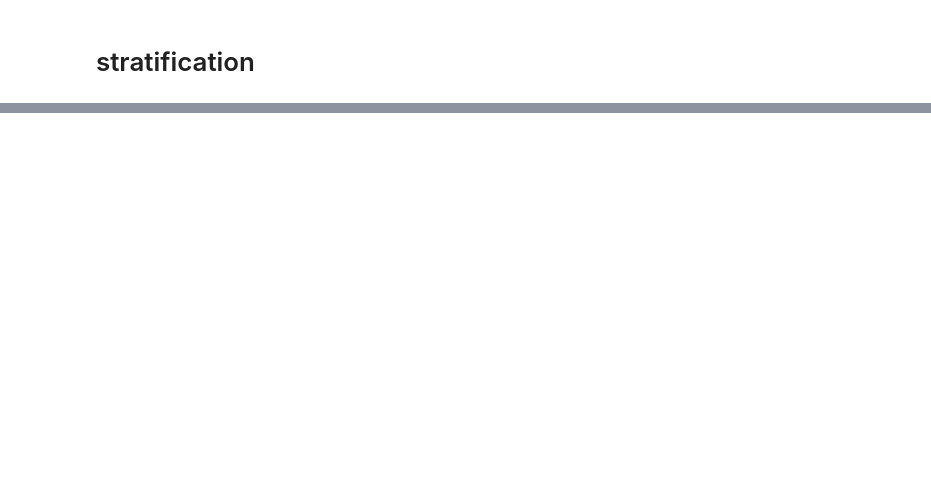
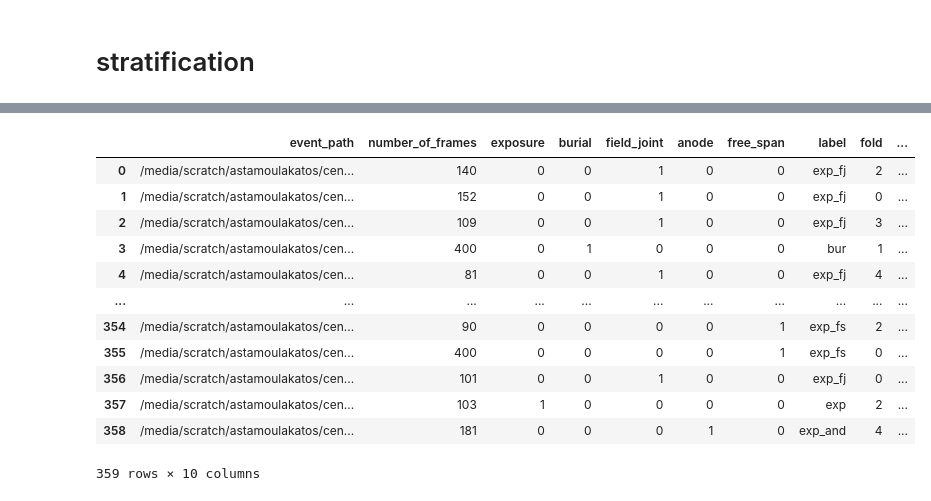
Before and after one commit to stamtron/thesis-second-dataset-extraction, a Jupyter notebook: data-statistics-split-stratification-label/10-more-balanced-big-dataset.ipynb, the cells around one changed output, grey strips where cells are left out. Saved outputs shown, nothing was run; the diff lists cells and outputs as text; code cells hidden in the pictures; blank space fills up the shorter version.

```diff
--- a/data-statistics-split-stratification-label/10-more-balanced-big-dataset.ipynb
+++ b/data-statistics-split-stratification-label/10-more-balanced-big-dataset.ipynb
@@ -353,0 +463,16 @@ df.stratify_group.value_counts()
+# %%
+df
+# %% [output]
+|  | event_path | number_of_frames | exposure | burial | field_joint | anode | free_span | label | fold | ... |
+| 0 | /media/scratch/astamoulakatos/cen... | 140 | 0 | 0 | 1 | 0 | 0 | exp_fj | 2 | ... |
+| 1 | /media/scratch/astamoulakatos/cen... | 152 | 0 | 0 | 1 | 0 | 0 | exp_fj | 0 | ... |
+| 2 | /media/scratch/astamoulakatos/cen... | 109 | 0 | 0 | 1 | 0 | 0 | exp_fj | 3 | ... |
+| 3 | /media/scratch/astamoulakatos/cen... | 400 | 0 | 1 | 0 | 0 | 0 | bur | 1 | ... |
+| 4 | /media/scratch/astamoulakatos/cen... | 81 | 0 | 0 | 1 | 0 | 0 | exp_fj | 4 | ... |
+| ... | ... | ... | ... | ... | ... | ... | ... | ... | ... | ... |
+| 354 | /media/scratch/astamoulakatos/cen... | 90 | 0 | 0 | 0 | 0 | 1 | exp_fs | 2 | ... |
+| 355 | /media/scratch/astamoulakatos/cen... | 400 | 0 | 0 | 0 | 0 | 1 | exp_fs | 0 | ... |
+| 356 | /media/scratch/astamoulakatos/cen... | 101 | 0 | 0 | 1 | 0 | 0 | exp_fj | 0 | ... |
+| 357 | /media/scratch/astamoulakatos/cen... | 103 | 1 | 0 | 0 | 0 | 0 | exp | 2 | ... |
+| 358 | /media/scratch/astamoulakatos/cen... | 181 | 0 | 0 | 0 | 1 | 0 | exp_and | 4 | ... |
+359 rows × 10 columns
```
Also changed, not shown: parts of 19 cells of this notebook, 7 other files.
